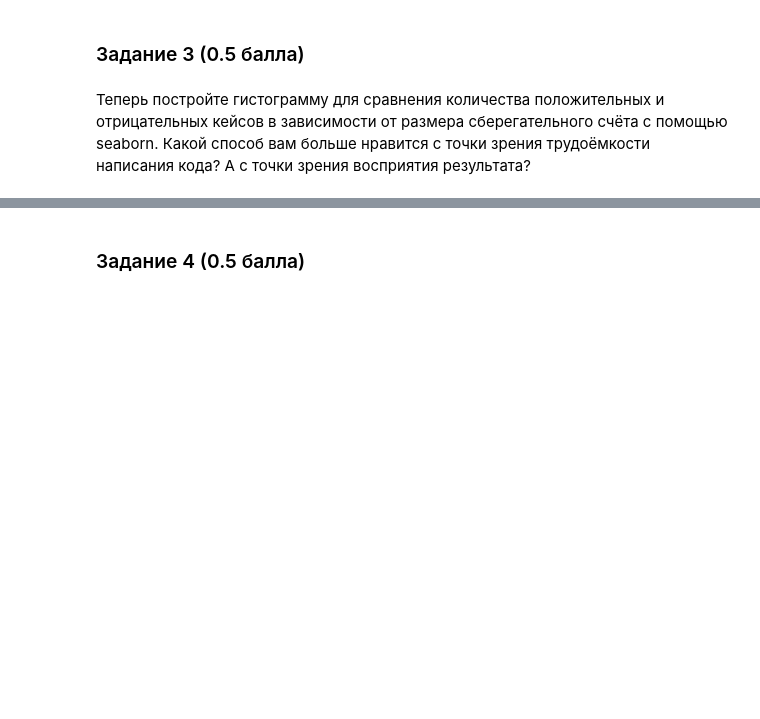
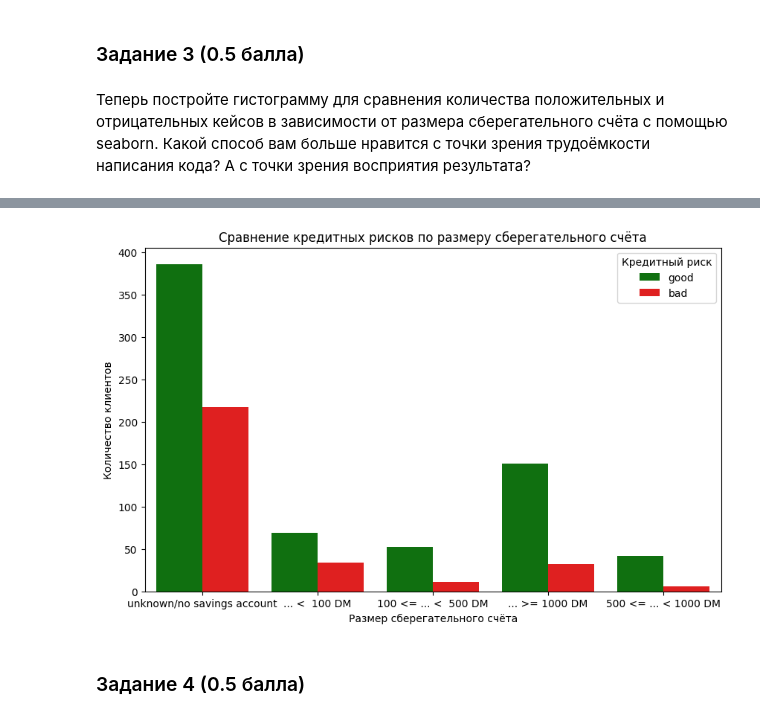
Before and after one commit to ReznikovVA/Advent-2023, a Jupyter notebook: homework_01_matplotlib_seaborn.ipynb, the cells around one changed output, grey strips where cells are left out. Cells and saved outputs as stored; diff of their text form; code cells hidden in the pictures; blank space fills up the shorter version.

```diff
--- a/homework_01_matplotlib_seaborn.ipynb
+++ b/homework_01_matplotlib_seaborn.ipynb
@@ -68,3 +102,16 @@ import seaborn as sns
+# %%
+# Построение гистограммы
+plt.figure(figsize=(10, 6))
+sns.countplot(data=data, x='savings', hue='credit_risk', palette={'good': 'green', 'bad': 'red'})
+
+# Оформление
+plt.xlabel('Размер сберегательного счёта')
+plt.ylabel('Количество клиентов')
+plt.title('Сравнение кредитных рисков по размеру сберегательного счёта')
+plt.legend(title='Кредитный риск', loc='upper right')
+plt.show()
+# %% [output]
+[figure, added]
 # %% [markdown]
 ### Задание 4  (0.5 балла)
 # %% [markdown]
```
Also changed, not shown: parts of 29 cells of this notebook.
